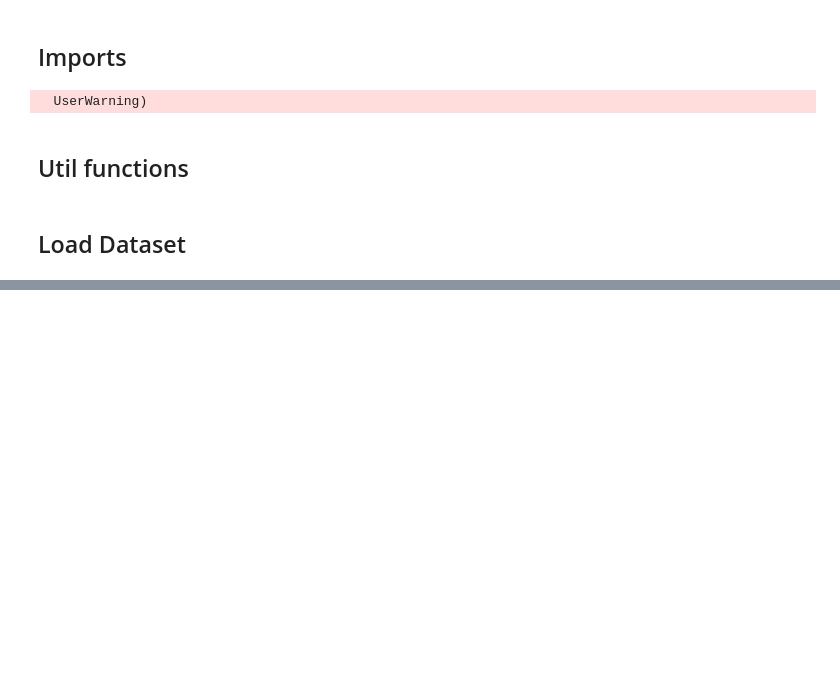
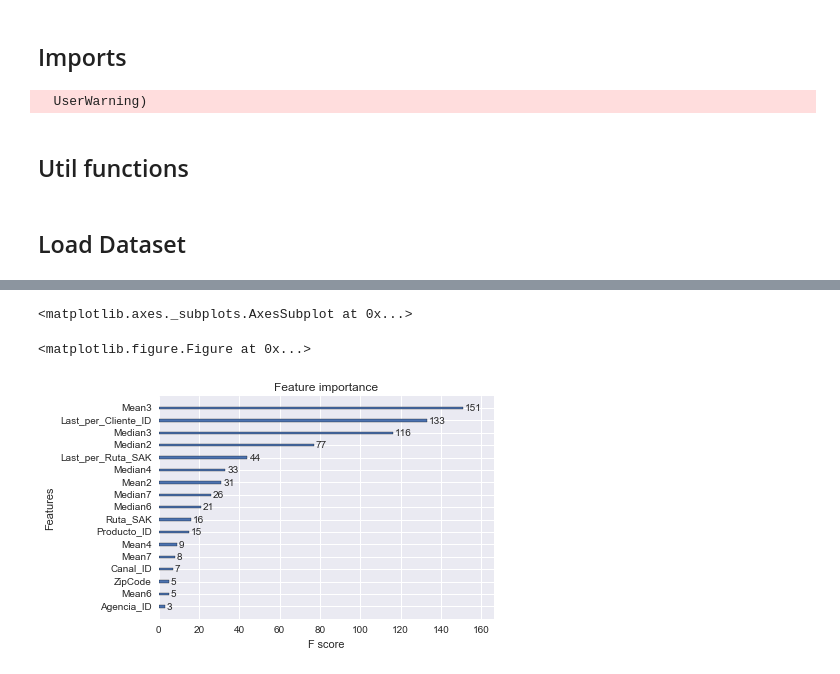
Before and after one commit to JHerna17/Bimbo-Kaggle-Competition, a Jupyter notebook: XGB Models vJ.ipynb, the cells around one changed output, grey strips where cells are left out. Saved outputs shown, nothing was run; the diff lists cells and outputs as text; code cells hidden in the pictures; blank space fills up the shorter version.

```diff
--- a/XGB Models vJ.ipynb
+++ b/XGB Models vJ.ipynb
@@ -77,0 +110,6 @@ NameError: name 'df' is not defined
+# %%
+df.Demanda_uni_equil[df.Demanda_uni_equil < 0] = 0
+df_validation = df[df.Semana == 9]
+df_train = df[(df.Semana != 3) & (df.Semana != 9) & (df.Semana < 10)]
+df_test = df[df.Semana > 9]
+del df
@@ -77,0 +121,21 @@ NameError: name 'df' is not defined
+# %%
+# Remove Columns that are not features
+#drop_columns = ['id','Semana','Demanda_uni_equil','DemandaAgencia_ID','DemandaCanal_ID','DemandaRuta_SAK','DemandaZipCode']
+drop_columns = ['id','Semana','Demanda_uni_equil']
+
+model_002 = ['ZipCode','Cliente_ID','Agencia_ID','Ruta_SAK']
+model_003 = ['ZipCode','Cliente_ID','Agencia_ID','Ruta_SAK','Producto_ID','Canal_ID','DemandaRuta_SAK']
+# %%
+Semana = df_train.Semana
+X_train = df_train.drop(drop_columns,axis=1)
+#X_train = X_train.drop(model_003,axis=1)
+
+X_valid = df_validation.drop(drop_columns,axis=1)
+#X_valid = X_valid.drop(model_003,axis=1)
+
+X_test = df_test.drop(drop_columns,axis=1)
+#X_test = X_test.drop(model_003,axis=1)
+
+Y_train = df_train['Demanda_uni_equil']
+Y_test = df_test['Demanda_uni_equil']
+Y_valid = df_validation['Demanda_uni_equil']
@@ -77,0 +146,3 @@ NameError: name 'df' is not defined
+# %%
+gbm = xgb.XGBRegressor(seed=1234)
+%time gbm.fit(X_train, Y_train, eval_metric='rmse', verbose=True)
@@ -77,0 +156,7 @@ NameError: name 'df' is not defined
+# %%
+plt.figure(figsize=(10, 10))
+xgb.plot_importance(gbm.booster())
+# %% [output]
+<matplotlib.axes._subplots.AxesSubplot at 0x...>
+<matplotlib.figure.Figure at 0x...>
+[figure, added]
```
Also changed, not shown: parts of 13 cells of this notebook.
